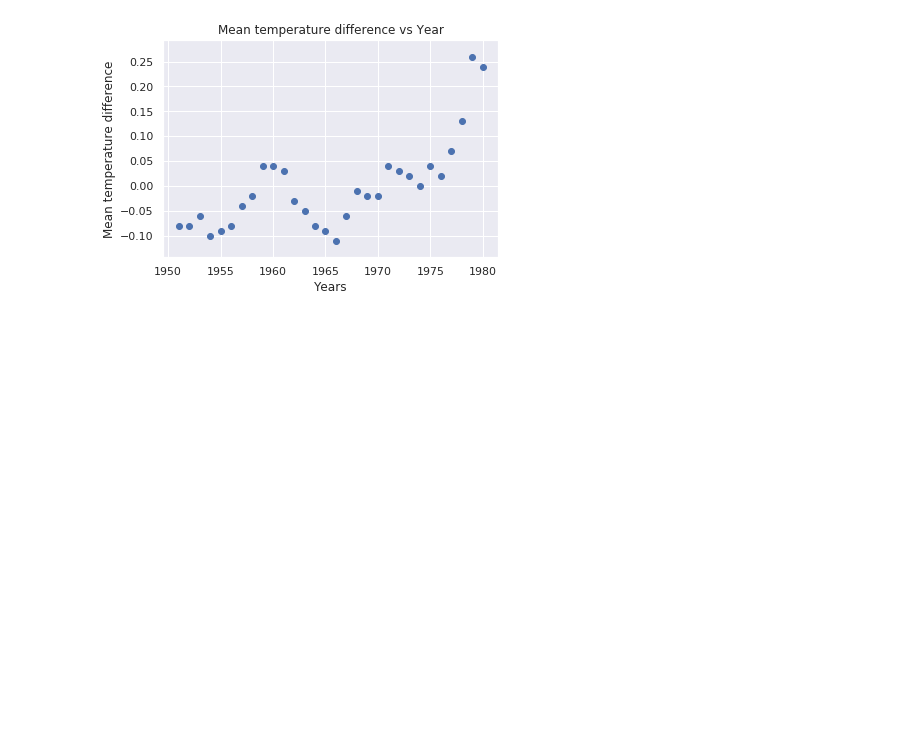
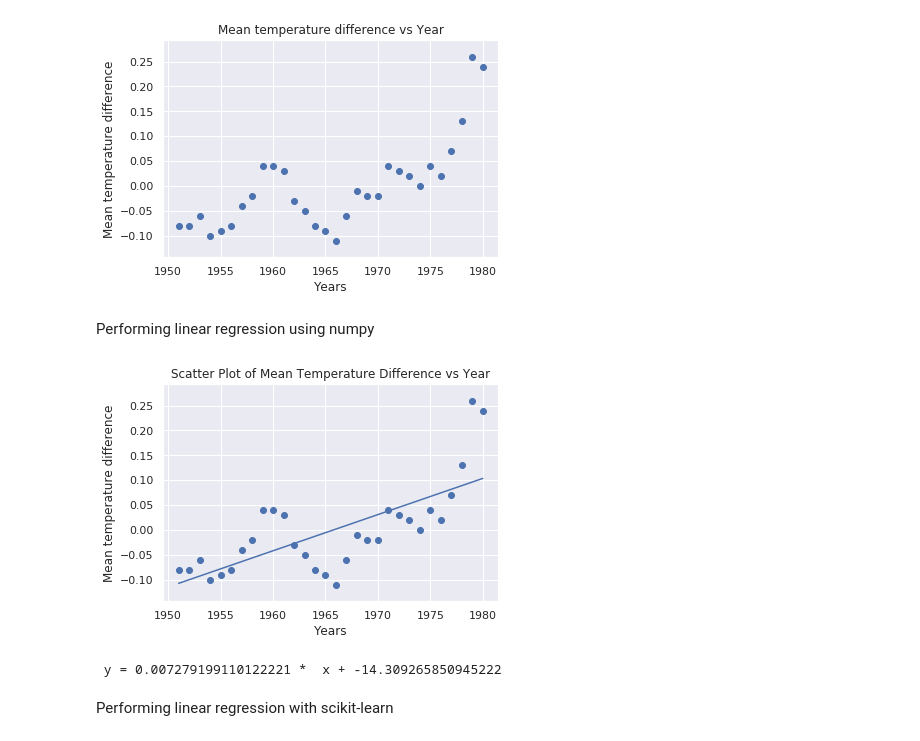
Before and after one commit to enricoaquilina/Azure-Notebooks, a Jupyter notebook: Analyze climate data with Azure Notebooks/Climate-Change.ipynb, the cells around one changed output. Cells and saved outputs as stored; diff of their text form; code cells hidden in the pictures; blank space fills up the shorter version.

```diff
--- a/Analyze climate data with Azure Notebooks/Climate-Change.ipynb
+++ b/Analyze climate data with Azure Notebooks/Climate-Change.ipynb
@@ -20,3 +20,25 @@ plt.ylabel("Mean temperature difference", fontsize=12)
 plt.show()
 # %% [output]
 [figure]
+# %% [markdown]
+Performing linear regression using numpy
+# %%
+# Create a linear regression
+m, b = np.polyfit(yearsBase, meanBase, 1)
+
+def f(x):
+    return m*x + b
+# %%
+plt.scatter(yearsBase, meanBase)
+plt.plot(yearsBase, f(yearsBase))
+plt.title("Scatter Plot of Mean Temperature Difference vs Year")
+plt.xlabel("Years", fontsize=12)
+plt.ylabel("Mean temperature difference", fontsize=12)
+plt.show()
+
+print(' y = {0} *  x + {1}'.format(m, b))
+# %% [output]
+[figure, added]
+ y = 0.007279199110122221 *  x + -14.309265850945222
+# %% [markdown]
+Performing linear regression with scikit-learn
```
Also changed, not shown: parts of 3 cells of this notebook.
